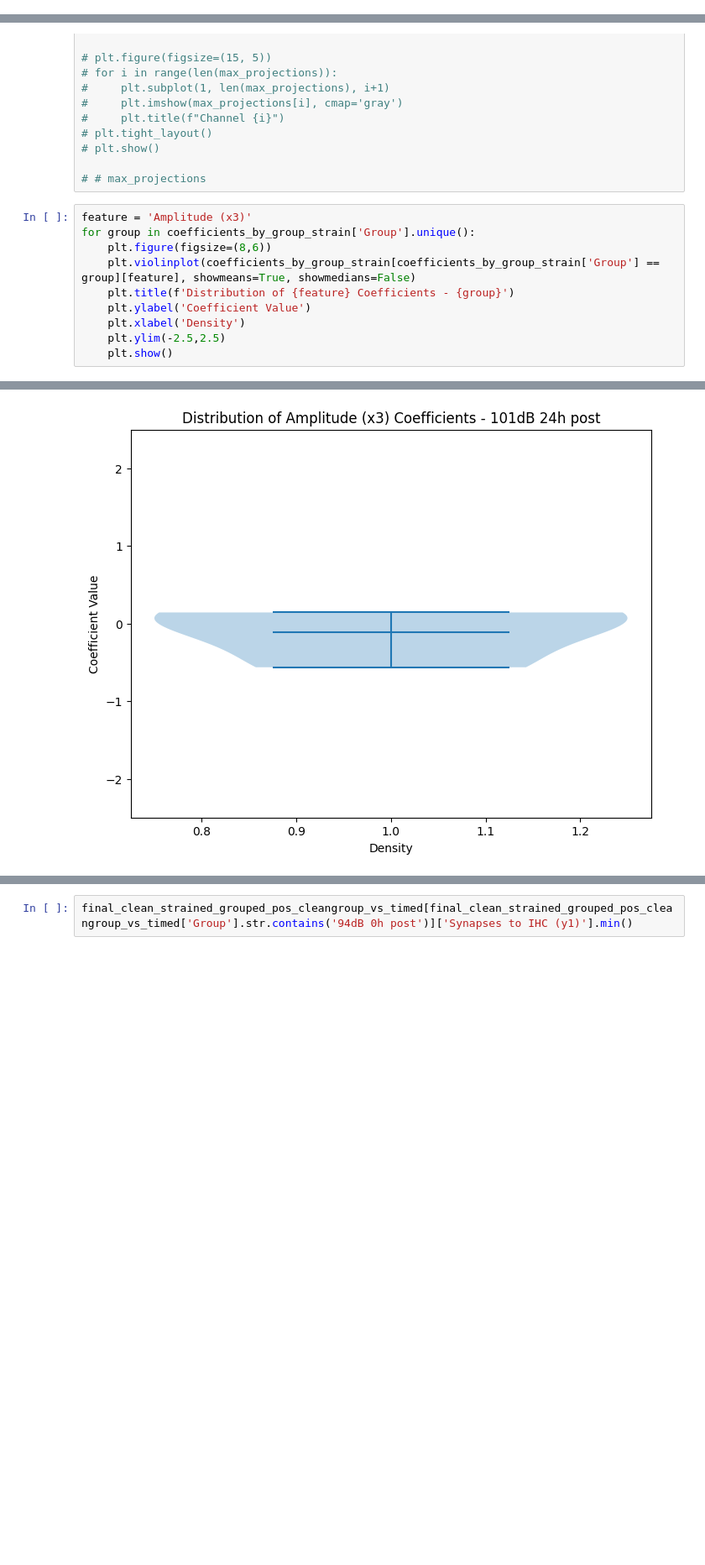
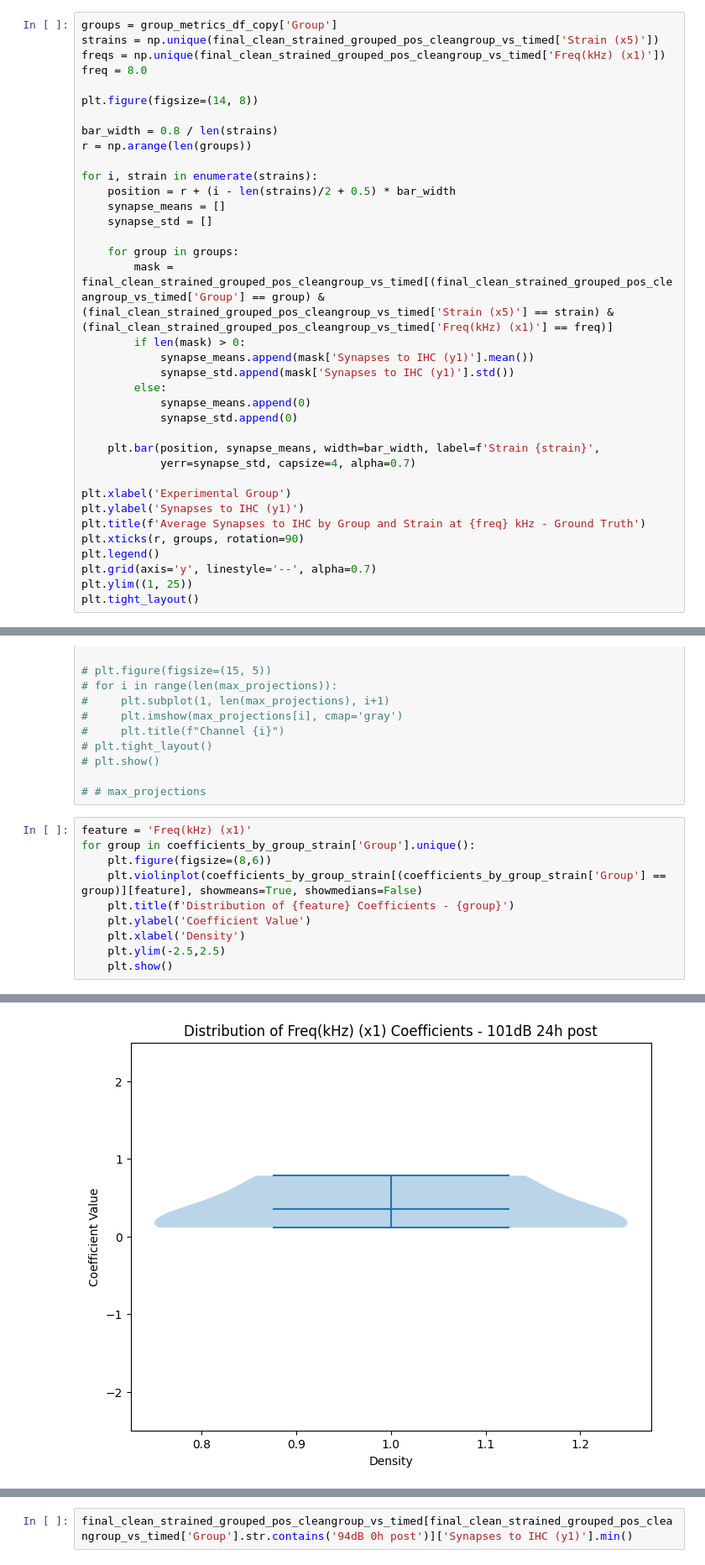
Before and after one commit to lashebir/synapsemodel, a Jupyter notebook: TTbySubject.ipynb, the cells around one changed output, grey strips where cells are left out. Shown at 84% size. Saved outputs shown, nothing was run; the diff lists cells and outputs as text; blank space fills up the shorter version.

```diff
--- a/TTbySubject.ipynb
+++ b/TTbySubject.ipynb
@@ -7247,0 +8043,36 @@ RMSE_fold1
+# %%
+groups = group_metrics_df_copy['Group']
+strains = np.unique(final_clean_strained_grouped_pos_cleangroup_vs_timed['Strain (x5)'])
+freqs = np.unique(final_clean_strained_grouped_pos_cleangroup_vs_timed['Freq(kHz) (x1)'])
+freq = 8.0
+
+plt.figure(figsize=(14, 8))
+
+bar_width = 0.8 / len(strains)
+r = np.arange(len(groups))
+
+for i, strain in enumerate(strains):
+    position = r + (i - len(strains)/2 + 0.5) * bar_width
+    synapse_means = []
+    synapse_std = []
+
+    for group in groups:
+        mask = final_clean_strained_grouped_pos_cleangroup_vs_timed[(final_clean_strained_grouped_pos_cleangroup_vs_timed['Group'] == group) & (final_clean_strained_grouped_pos_cleangroup_vs_timed['Strain (x5)'] == strain) & (final_clean_strained_grouped_pos_cleangroup_vs_timed['Freq(kHz) (x1)'] == freq)]
+        if len(mask) > 0:
+            synapse_means.append(mask['Synapses to IHC (y1)'].mean())
+            synapse_std.append(mask['Synapses to IHC (y1)'].std())
+        else:
+            synapse_means.append(0)
+            synapse_std.append(0)
+
+    plt.bar(position, synapse_means, width=bar_width, label=f'Strain {strain}',
+            yerr=synapse_std, capsize=4, alpha=0.7)
+
+plt.xlabel('Experimental Group')
+plt.ylabel('Synapses to IHC (y1)')
+plt.title(f'Average Synapses to IHC by Group and Strain at {freq} kHz - Ground Truth')
+plt.xticks(r, groups, rotation=90)
+plt.legend()
+plt.grid(axis='y', linestyle='--', alpha=0.7)
+plt.ylim((1, 25))
+plt.tight_layout()
@@ -7748,10 +8590,10 @@ Mean unscaled intercept: 0.55034044171759
 
 # # max_projections
 # %%
-feature = 'Amplitude (x3)'
+feature = 'Freq(kHz) (x1)'
 for group in coefficients_by_group_strain['Group'].unique():
     plt.figure(figsize=(8,6))
-    plt.violinplot(coefficients_by_group_strain[coefficients_by_group_strain['Group'] == group][feature], showmeans=True, showmedians=False)
+    plt.violinplot(coefficients_by_group_strain[(coefficients_by_group_strain['Group'] == group)][feature], showmeans=True, showmedians=False)
     plt.title(f'Distribution of {feature} Coefficients - {group}')
     plt.ylabel('Coefficient Value')
     plt.xlabel('Density')
@@ -7772 +8614 @@ for group in coefficients_by_group_strain['Group'].unique():
-[figure, old version]
+[figure, new version]
```
Also changed, not shown: parts of 39 cells of this notebook.
